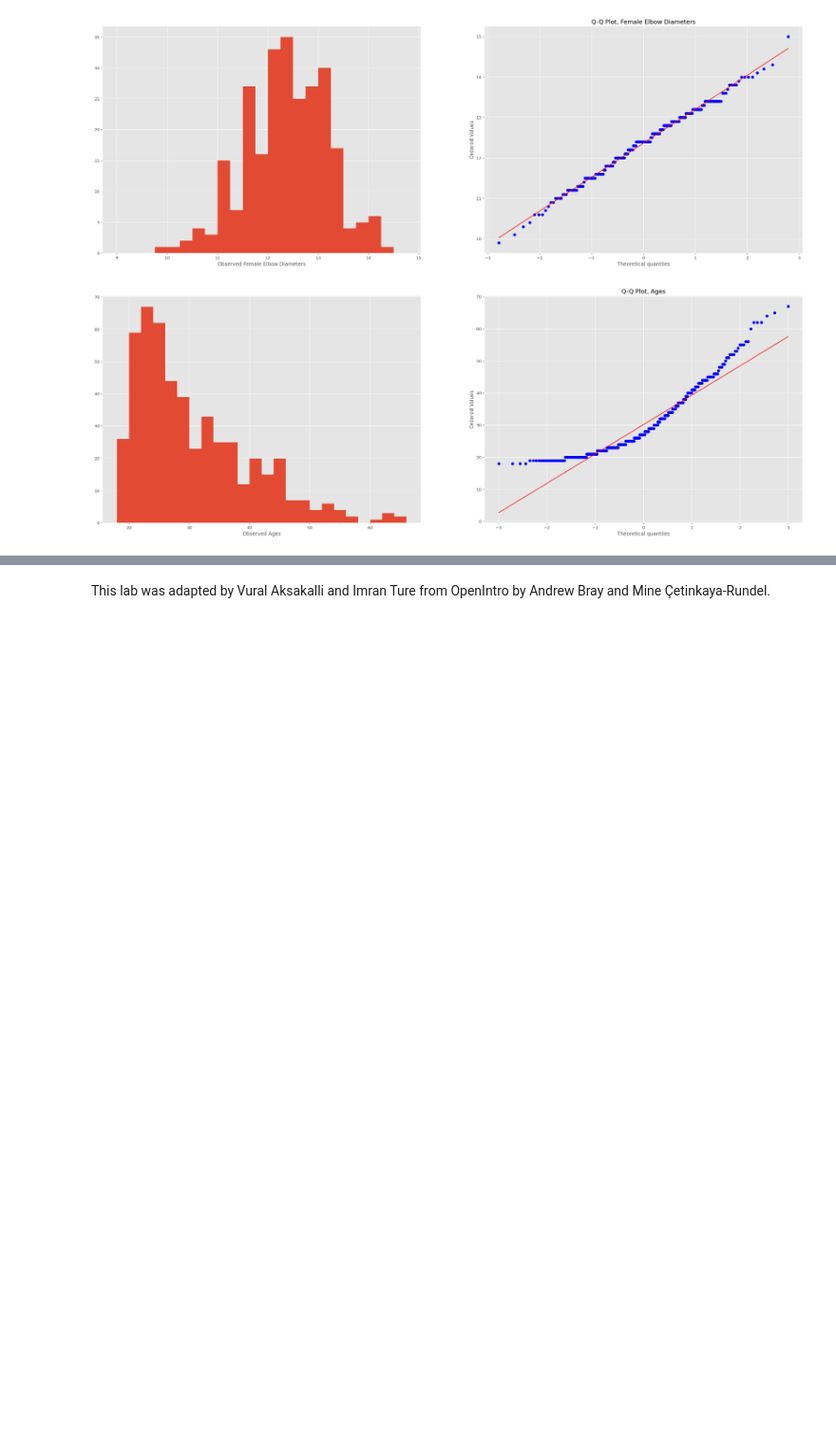
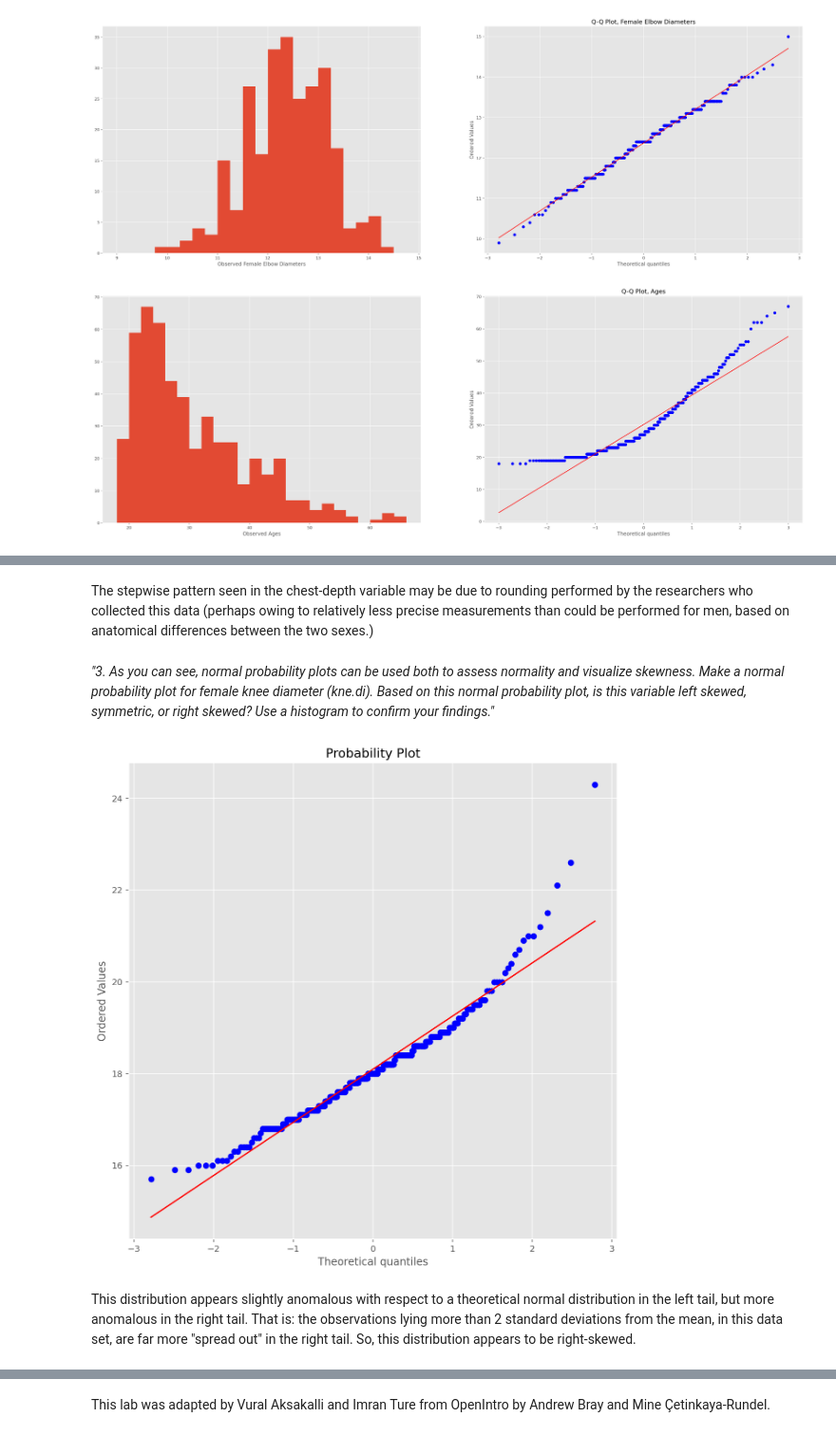
Before and after one commit to enlambdment/stats_tutorials, a Jupyter notebook: ch4_normal_distribution.ipynb, the cells around one changed output, grey strips where cells are left out. Shown at 95% size. Drawn from its saved outputs; the diff is of its cells as text; code cells hidden in the pictures; blank space fills up the shorter version.

```diff
--- a/ch4_normal_distribution.ipynb
+++ b/ch4_normal_distribution.ipynb
@@ -413,0 +434,17 @@ However, it is also clear that the individual observed ages do _not_ conform eve
+# %% [markdown]
+The stepwise pattern seen in the chest-depth variable may be due to rounding performed by the researchers who collected this data (perhaps owing to relatively less precise measurements than could be performed for men, based on anatomical differences between the two sexes.)
+# %% [markdown]
+_"3. As you can see, normal probability plots can be used both to assess normality and visualize skewness. Make a normal probability plot for female knee diameter (kne.di). Based on this normal probability plot, is this variable left skewed, symmetric, or right skewed? Use a histogram to confirm your findings."_
+# %%
+# female knee diameter
+fkne_dis = fdims['kne.di']
+
+plt.rcParams['figure.figsize'] = (10, 10)
+
+# normal probability plot (a.k.a. Q-Q plot)
+probplot(fkne_dis, plot=plt)
+plt.show();
+# %% [output]
+[figure, added]
+# %% [markdown]
+This distribution appears slightly anomalous with respect to a theoretical normal distribution in the left tail, but more anomalous in the right tail. That is: the observations lying more than 2 standard deviations from the mean, in this data set, are far more "spread out" in the right tail. So, this distribution appears to be right-skewed.
```
Also changed, not shown: parts of 10 cells of this notebook.
